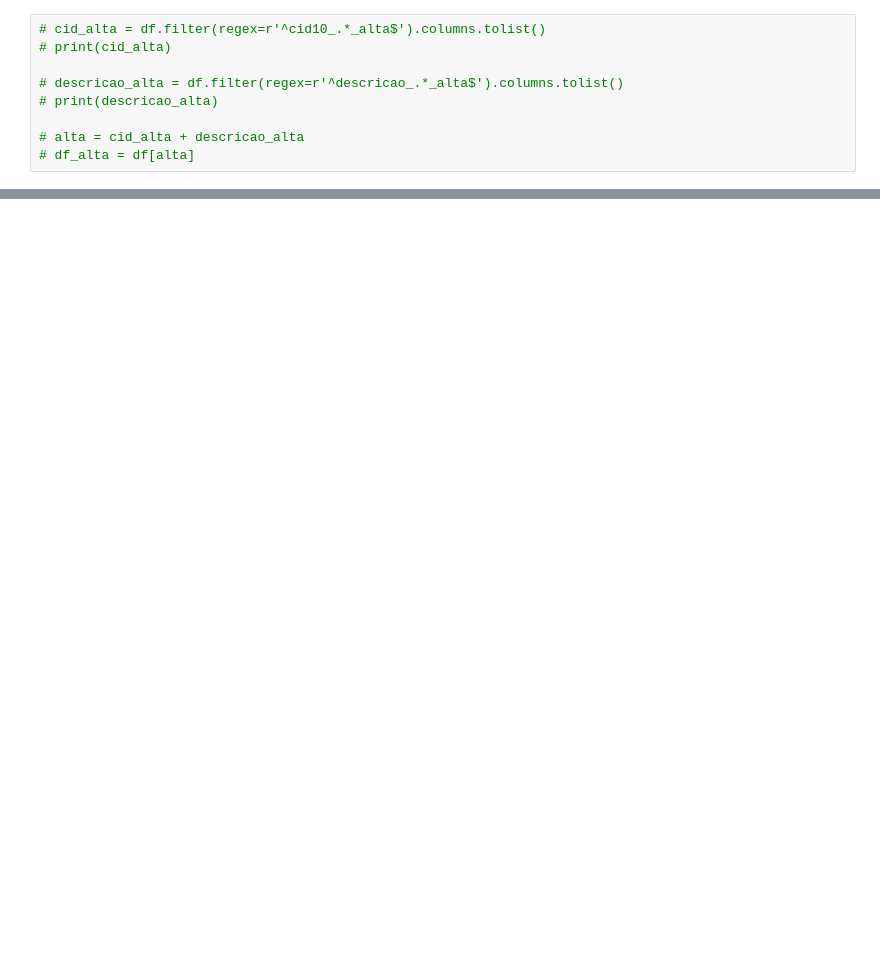
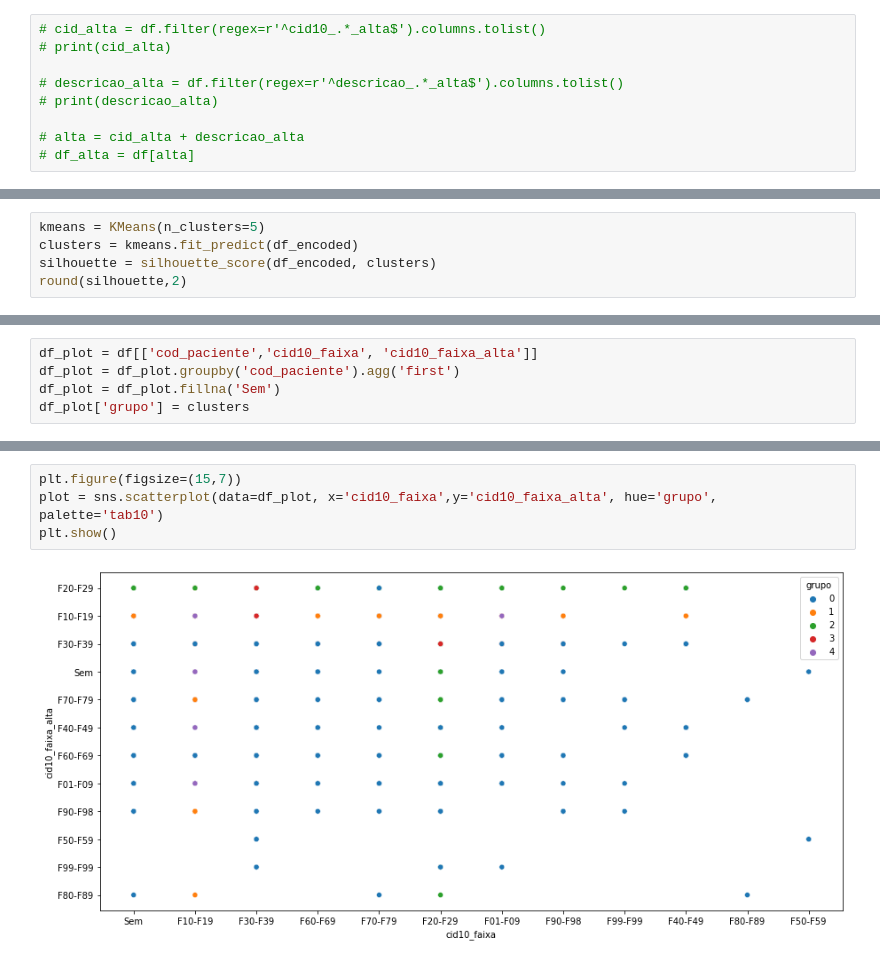
Before and after one commit to ImagineDogs/TranstornosMentais, a Jupyter notebook: notebooks/Agrupamento.ipynb, the cells around one changed output, grey strips where cells are left out. Cells and saved outputs as stored; diff of their text form; blank space fills up the shorter version.

```diff
--- a/notebooks/Agrupamento.ipynb
+++ b/notebooks/Agrupamento.ipynb
@@ -116,0 +158,5 @@ Rand Corrigido: 0.0514647958159794
+# %%
+kmeans = KMeans(n_clusters=5)
+clusters = kmeans.fit_predict(df_encoded)
+silhouette = silhouette_score(df_encoded, clusters)
+round(silhouette,2)
@@ -116,0 +165,5 @@ Rand Corrigido: 0.0514647958159794
+# %%
+df_plot = df[['cod_paciente','cid10_faixa', 'cid10_faixa_alta']]
+df_plot = df_plot.groupby('cod_paciente').agg('first')
+df_plot = df_plot.fillna('Sem')
+df_plot['grupo'] = clusters
@@ -116,0 +187,6 @@ Rand Corrigido: 0.0514647958159794
+# %%
+plt.figure(figsize=(15,7))
+plot = sns.scatterplot(data=df_plot, x='cid10_faixa',y='cid10_faixa_alta', hue='grupo', palette='tab10')
+plt.show()
+# %% [output]
+[figure, added]
```
Also changed, not shown: parts of 15 cells of this notebook.
